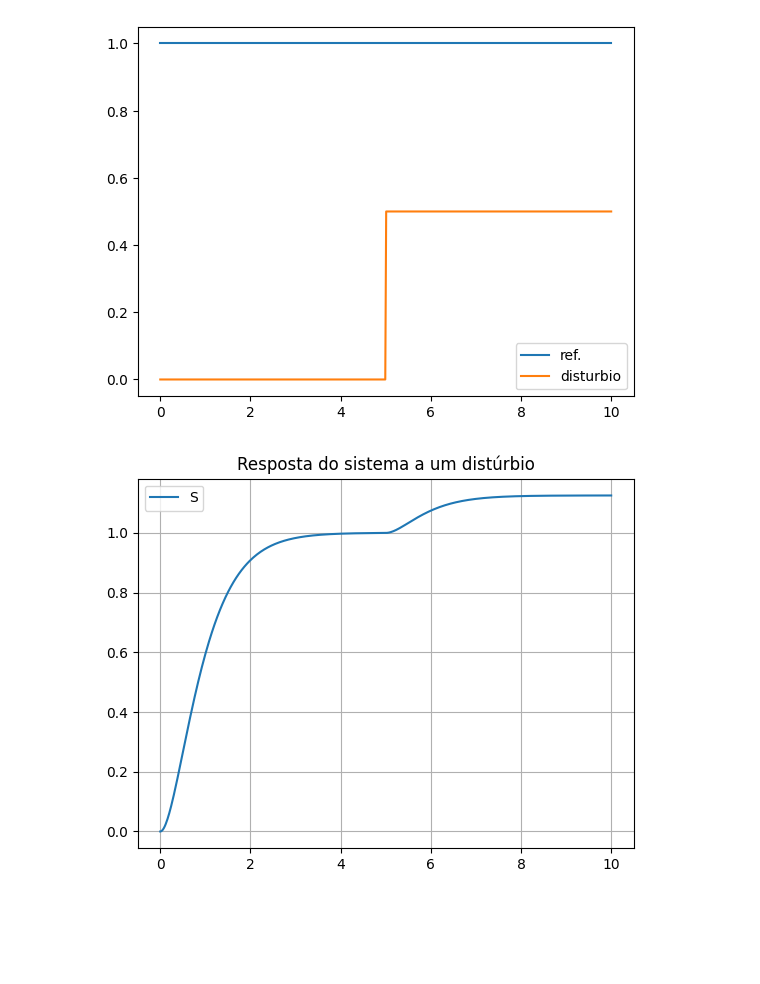
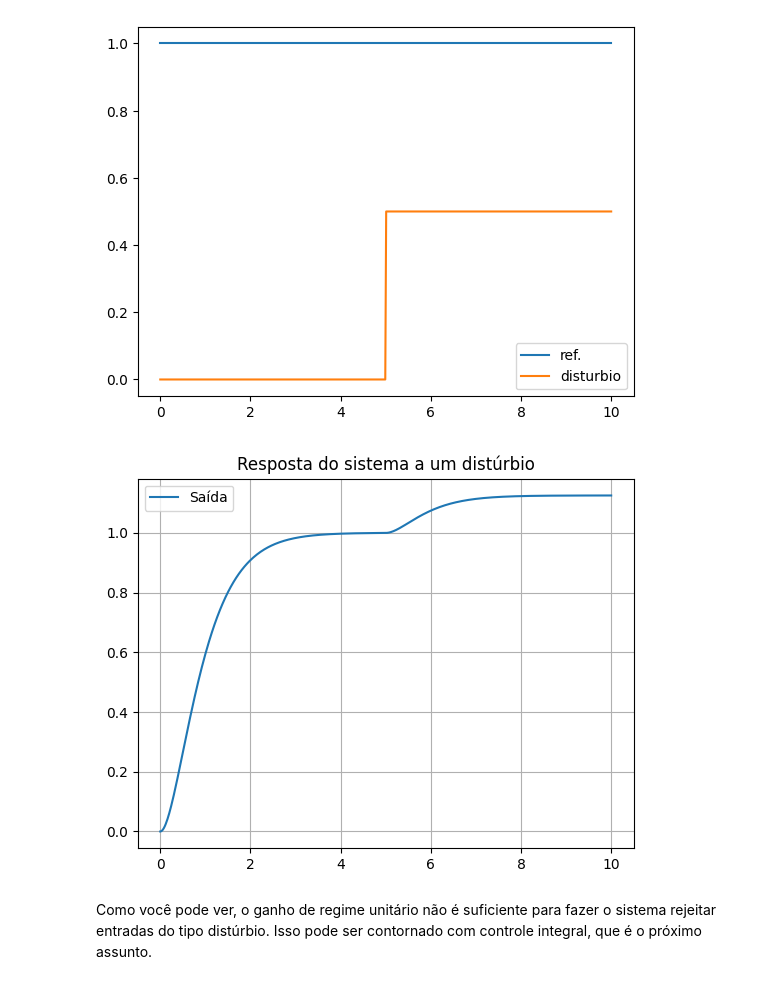
Before and after one commit to rsbayma/Controle-II, a Jupyter notebook: Estados/3 - Realimentação de estados (controle)/3.4 - Introdução da referência.ipynb, the cells around one changed output. Saved outputs shown, nothing was run; the diff lists cells and outputs as text; code cells hidden in the pictures; blank space fills up the shorter version.

Commit message:
revisão controle integral

```diff
--- a/Estados/3 - Realimentação de estados (controle)/3.4 - Referência e escolha de pólos.ipynb
+++ b/Estados/3 - Realimentação de estados (controle)/3.4 - Introdução da referência.ipynb
@@ -204,11 +204,14 @@ plt.show()
 # %% [output]
 [figure]
 # %%
+# Simulação da
 t,y = ct.forced_response(mf,t,u)
 plt.plot(t,y[0,:])
 plt.grid()
-plt.legend('Saída')
+plt.legend(['Saída'])
 plt.title('Resposta do sistema a um distúrbio')
 plt.show()
 # %% [output]
-[figure, old version]
+[figure, new version]
+# %% [markdown]
+Como você pode ver, o ganho de regime unitário não é suficiente para fazer o sistema rejeitar entradas do tipo distúrbio. Isso pode ser contornado com controle integral, que é o próximo assunto.
```
Also changed, not shown: parts of 1 cell of this notebook, 2 other files.
